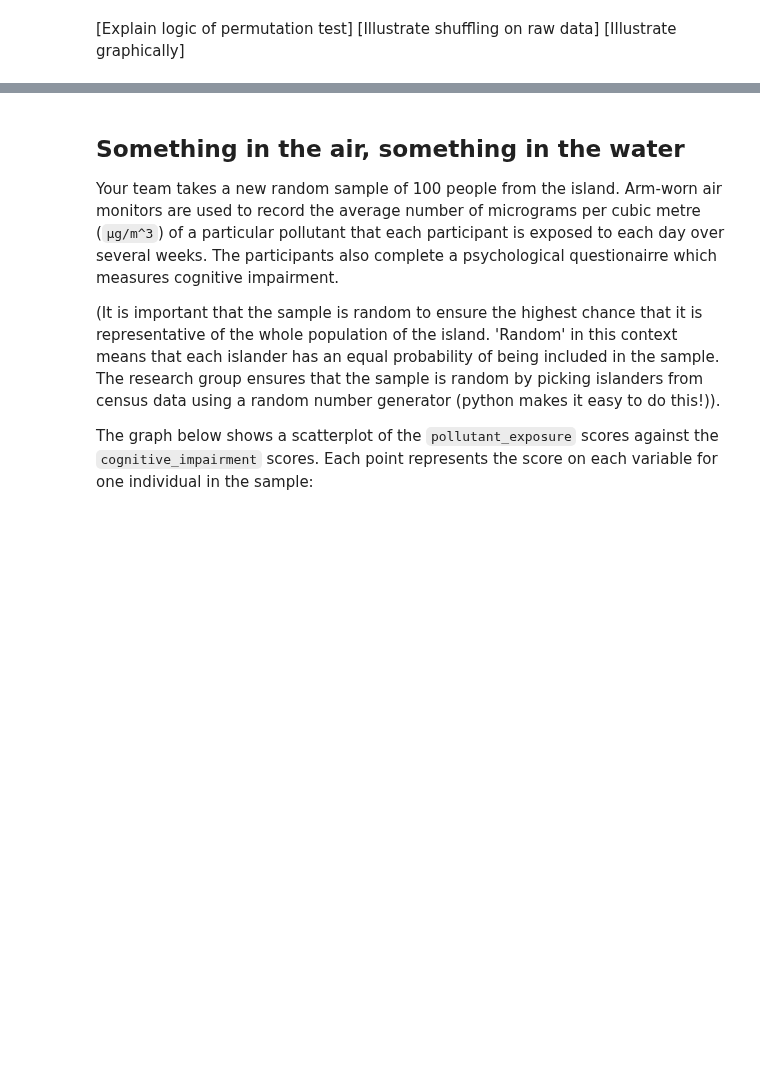
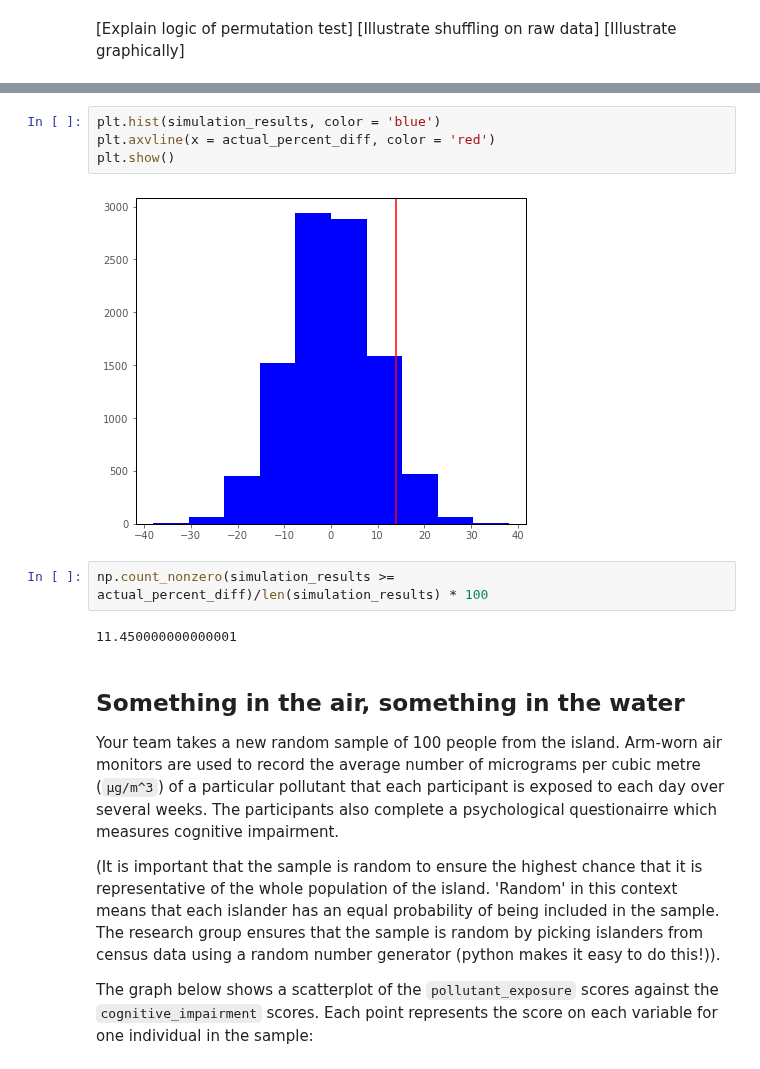
Before and after one commit to pxr687/islands_python_foundations, a Jupyter notebook: 1_populations_samples_questions.ipynb, the cells around one changed output, grey strips where cells are left out. Cells and saved outputs as stored; diff of their text form; blank space fills up the shorter version.

```diff
--- a/1_populations_samples_questions.ipynb
+++ b/1_populations_samples_questions.ipynb
@@ -388,3 +382,13 @@ np.count_nonzero(simulation_results >= actual_percent_diff)/len(simulation_resul
+# %%
+plt.hist(simulation_results, color = 'blue')
+plt.axvline(x = actual_percent_diff, color = 'red')
+plt.show()
+# %% [output]
+[figure, added]
+# %%
+np.count_nonzero(simulation_results >= actual_percent_diff)/len(simulation_results) * 100
+# %% [output]
+11.450000000000001
 # %% [markdown]
 ## Something in the air, something in the water
 
```
Also changed, not shown: parts of 19 cells of this notebook.
